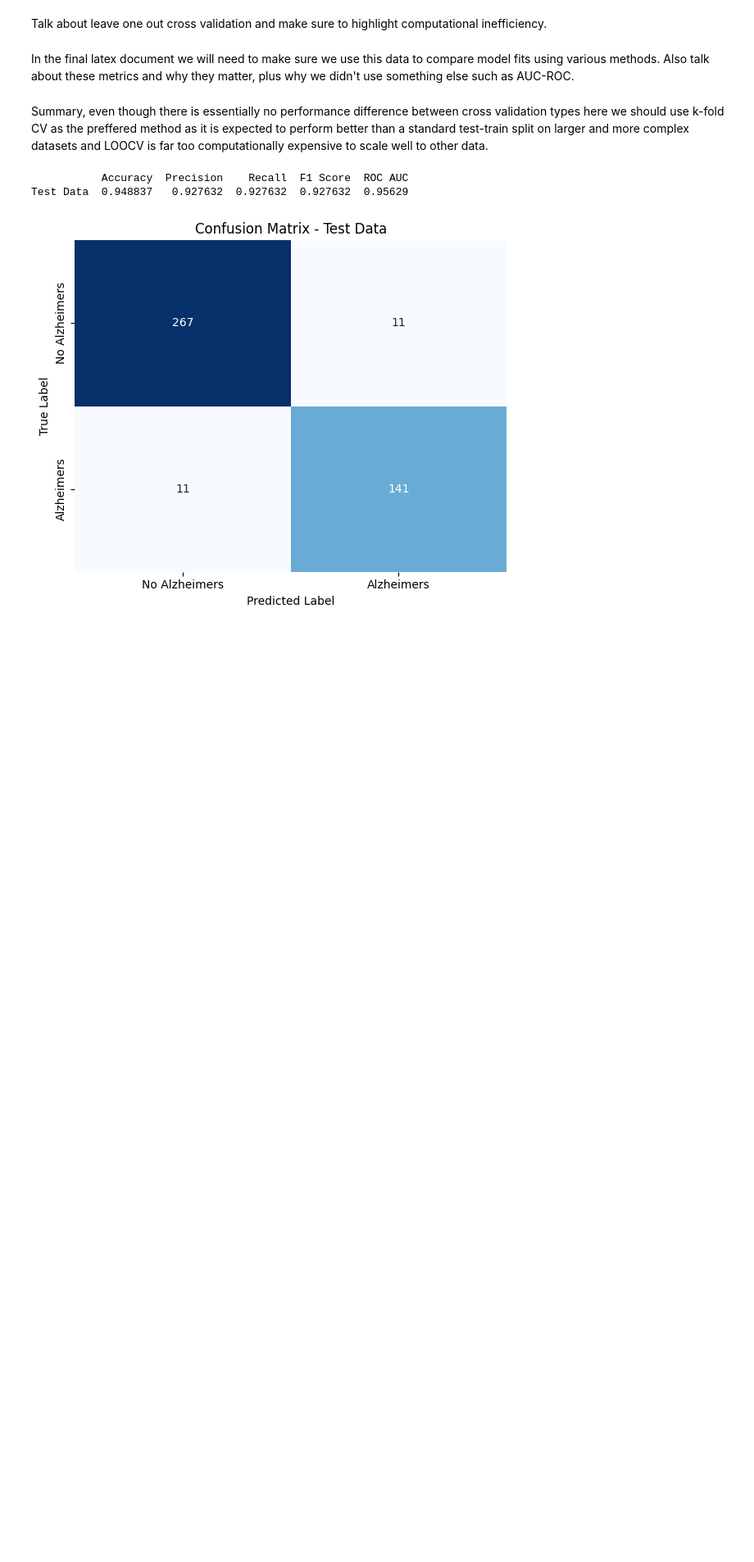
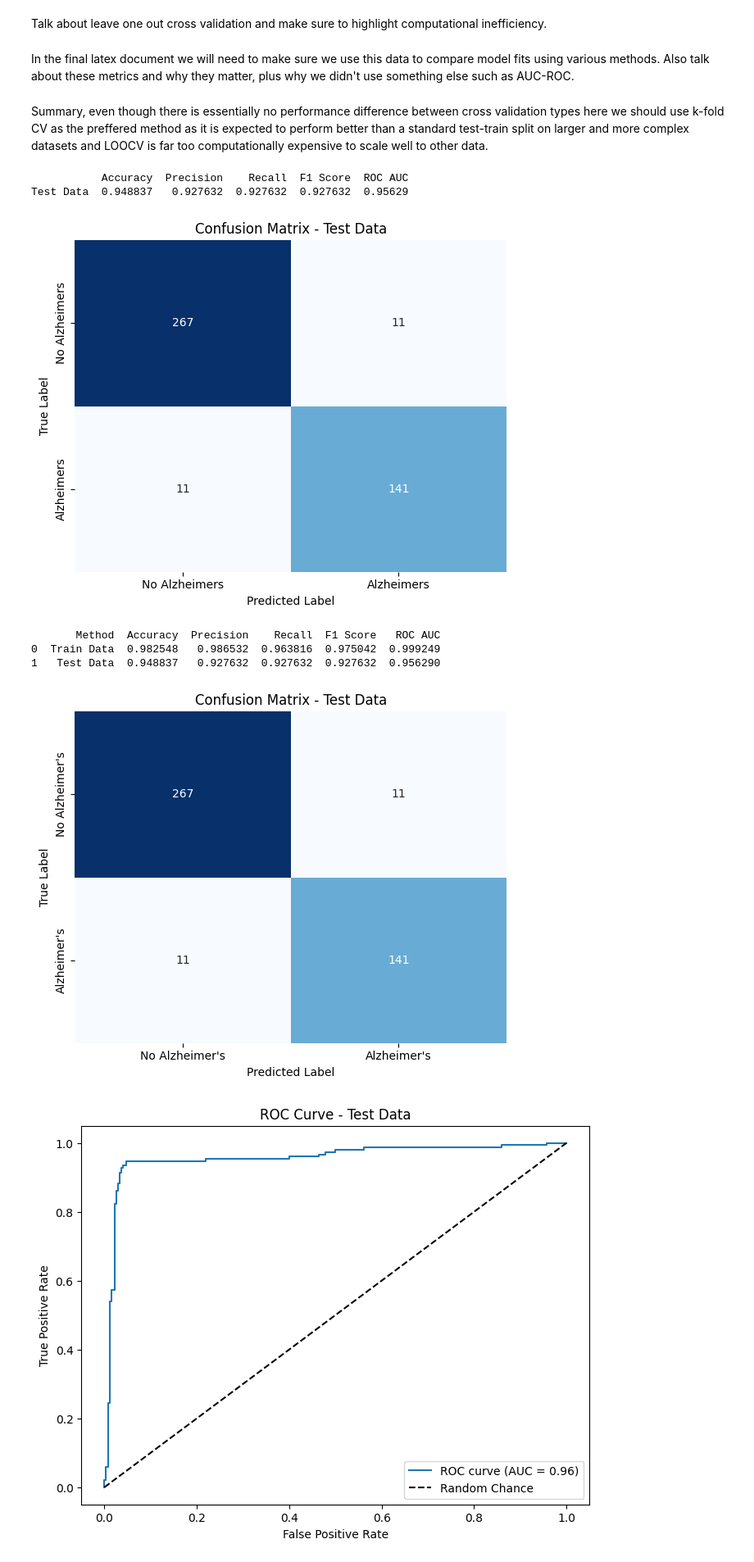
Before and after one commit to kaushal2m2/sta141c-final-proj, a Jupyter notebook: Random Forest feature selection.ipynb, the cells around one changed output. Shown at 82% size. Cells and saved outputs as stored; diff of their text form; code cells hidden in the pictures; blank space fills up the shorter version.

```diff
--- a/Random Forest feature selection.ipynb
+++ b/Random Forest feature selection.ipynb
@@ -235,0 +258,66 @@ Test Data  0.948837   0.927632  0.927632  0.927632  0.95629
+# %%
+# Fit the final model on the training set using the manually configured pipeline.
+clf.fit(X_train, y_train)
+
+# Get predictions and probability estimates for the TRAINING set.
+y_train_pred = clf.predict(X_train)
+y_train_proba = clf.predict_proba(X_train)[:, 1]
+
+# Get predictions and probability estimates for the TEST set.
+y_test_pred = clf.predict(X_test)
+y_test_proba = clf.predict_proba(X_test)[:, 1]
+
+# Compute metrics for TRAIN and TEST.
+train_metrics = {
+    "Method": "Train Data",
+    "Accuracy": accuracy_score(y_train, y_train_pred),
+    "Precision": precision_score(y_train, y_train_pred),
+    "Recall": recall_score(y_train, y_train_pred),
+    "F1 Score": f1_score(y_train, y_train_pred),
+    "ROC AUC": roc_auc_score(y_train, y_train_proba)
+}
+
+test_metrics = {
+    "Method": "Test Data",
+    "Accuracy": accuracy_score(y_test, y_test_pred),
+    "Precision": precision_score(y_test, y_test_pred),
+    "Recall": recall_score(y_test, y_test_pred),
+    "F1 Score": f1_score(y_test, y_test_pred),
+    "ROC AUC": roc_auc_score(y_test, y_test_proba)
+}
+
+# Combine and display metrics.
+all_metrics = pd.DataFrame([train_metrics, test_metrics])
+print(all_metrics)
+
+# Plot confusion matrix (example remains the same).
+cm = confusion_matrix(y_test, y_test_pred)
+labels = ["No Alzheimer's", "Alzheimer's"]
+
+plt.figure(figsize=(6, 5))
+sns.heatmap(cm, annot=True, fmt='d', cmap='Blues', xticklabels=labels,
+            yticklabels=labels, cbar=False)
+plt.xlabel('Predicted Label')
+plt.ylabel('True Label')
+plt.title('Confusion Matrix - Test Data')
+plt.tight_layout()
+plt.show()
+
+# Plot ROC curve.
+fpr, tpr, thresholds = roc_curve(y_test, y_test_proba)
+roc_auc = roc_auc_score(y_test, y_test_proba)
+
+plt.figure(figsize=(8, 6))
+plt.plot(fpr, tpr, label=f"ROC curve (AUC = {roc_auc:.2f})")
+plt.plot([0, 1], [0, 1], 'k--', label="Random Chance")
+plt.xlabel("False Positive Rate")
+plt.ylabel("True Positive Rate")
+plt.title("ROC Curve - Test Data")
+plt.legend(loc="lower right")
+plt.show()
+# %% [output]
+       Method  Accuracy  Precision    Recall  F1 Score   ROC AUC
+0  Train Data  0.982548   0.986532  0.963816  0.975042  0.999249
+1   Test Data  0.948837   0.927632  0.927632  0.927632  0.956290
+[figure, added]
+[figure, added]
```
Also changed, not shown: parts of 3 cells of this notebook, 2 other files.
